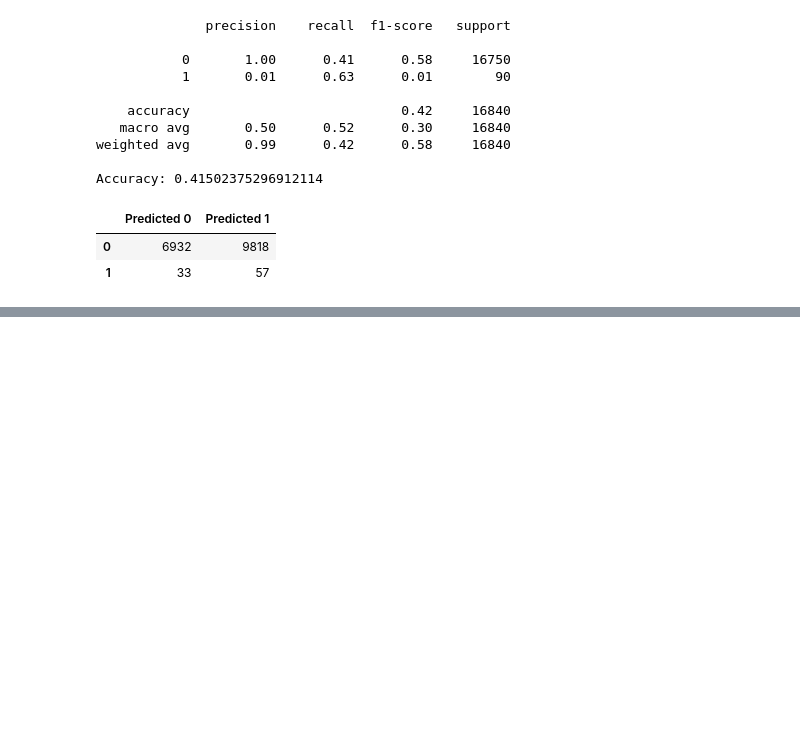
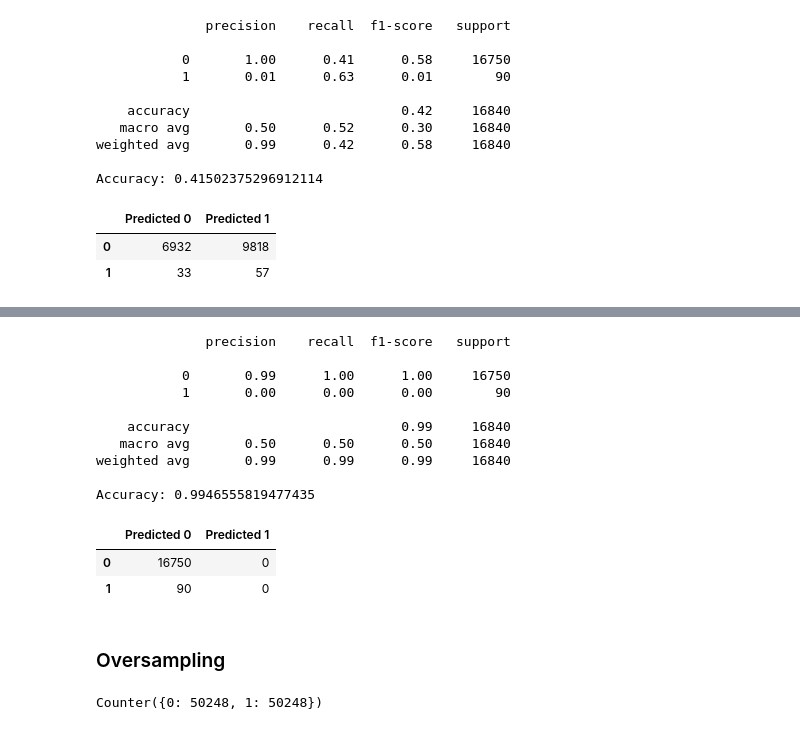
Before and after one commit to tri-bui/sandbox-ml, a Jupyter notebook: lt-credit-risk/credit_risk.ipynb, the cells around one changed output, grey strips where cells are left out. Drawn from its saved outputs; the diff is of its cells as text; code cells hidden in the pictures; blank space fills up the shorter version.

Commit message:
Add oversampling to credit_risk.ipynb

```diff
--- a/lt-credit-risk/credit_risk.ipynb
+++ b/lt-credit-risk/credit_risk.ipynb
@@ -448,0 +480,33 @@ Accuracy: 0.41502375296912114
+# %%
+# Decision tree
+tree_ccu = DecisionTreeClassifier(random_state=42)
+tree_ccu.fit(X_ccu, y_ccu)
+
+# Evaluate model
+tree_ccu_val_pred = tree_ccu.predict(X_val)
+print(classification_report(y_val, tree_ccu_val_pred))
+print('Accuracy:', accuracy_score(y_val, tree_ccu_val_pred))
+pd.DataFrame(confusion_matrix(y_val, tree_ccu_val_pred), index=['0', '1'], columns=['Predicted 0', 'Predicted 1'])
+# %% [output]
+              precision    recall  f1-score   support
+
+           0       0.99      1.00      1.00     16750
+           1       0.00      0.00      0.00        90
+
+    accuracy                           0.99     16840
+   macro avg       0.50      0.50      0.50     16840
+weighted avg       0.99      0.99      0.99     16840
+
+Accuracy: 0.9946555819477435
+|  | Predicted 0 | Predicted 1 |
+| 0 | 16750 | 0 |
+| 1 | 90 | 0 |
+# %% [markdown]
+### Oversampling
+# %%
+# Random oversampling
+ros = RandomOverSampler(random_state=42)
+X_ros, y_ros = ros.fit_resample(X_train_scaled, y_train)
+Counter(y_ros)
+# %% [output]
+Counter({0: 50248, 1: 50248})
```
Also changed, not shown: parts of 9 cells of this notebook.
